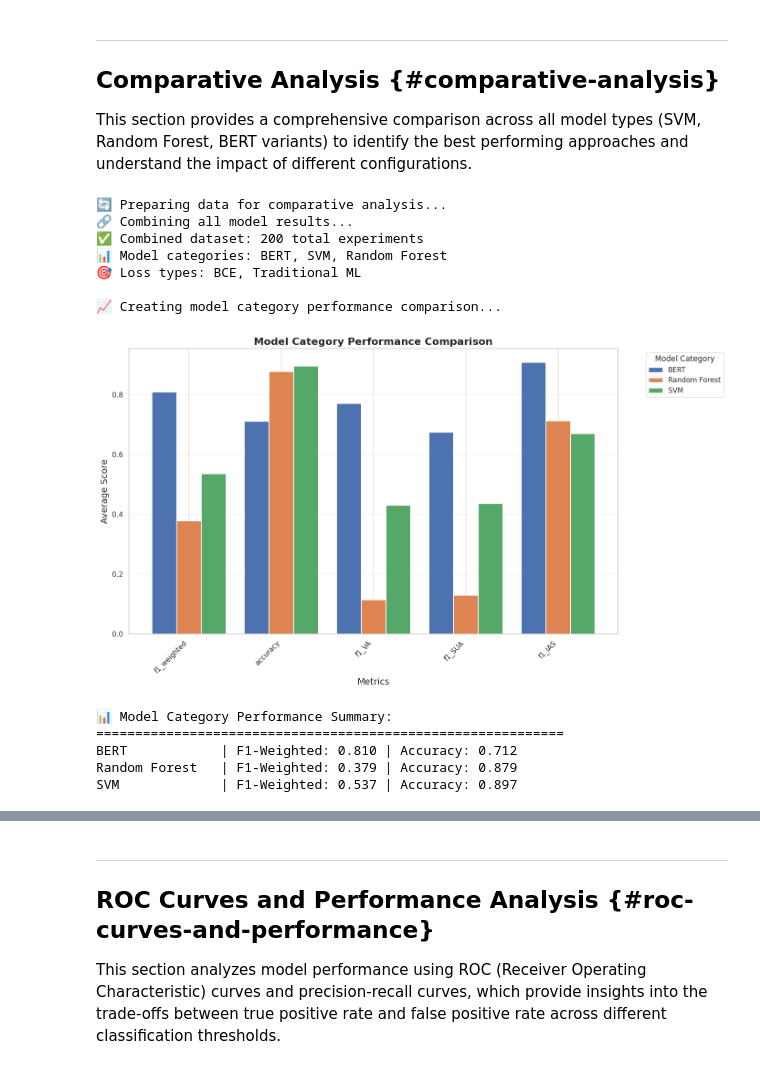
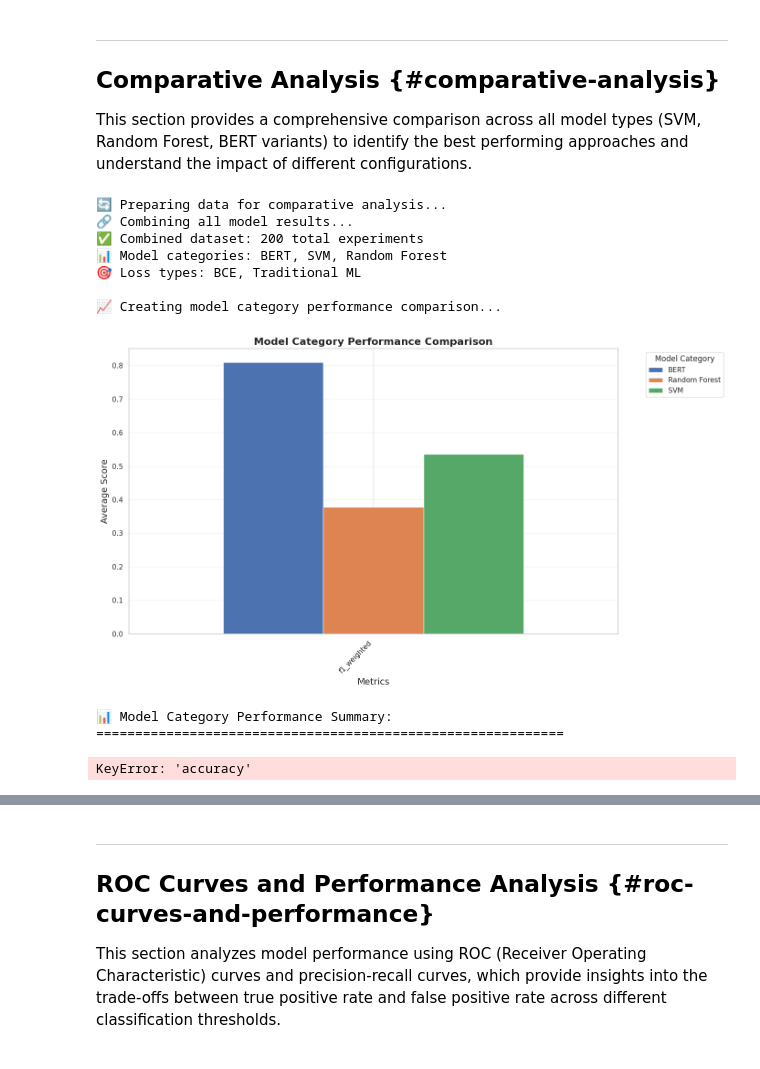
Before and after one commit to CTGN/IPBES-Classifier, a Jupyter notebook: notebooks/results copy.ipynb, the cells around one changed output, grey strips where cells are left out. Drawn from its saved outputs; the diff is of its cells as text; code cells hidden in the pictures.

```diff
--- a/notebooks/results copy.ipynb
+++ b/notebooks/results copy.ipynb
@@ -468,7 +468,7 @@ def create_model_comparison_summary():
     print("\n📈 Creating model category performance comparison...")
 
     # Key metrics for comparison
-    key_metrics = ['f1_weighted', 'accuracy', 'f1_VA', 'f1_SUA', 'f1_IAS']
+    key_metrics = ['f1_weighted']
 
     # Calculate mean performance by model category
     category_performance = all_runs.groupby('model_category')[key_metrics].mean()
@@ -476,41 +476,39 @@ def create_model_comparison_summary():
     # Create comparison plot
     fig, ax = plt.subplots(figsize=(14, 8))
     category_performance.T.plot(kind='bar', ax=ax, width=0.8)
-    ax.set_title('Model Category Performance Comparison', fontsize=16, fontweight='bold')
+    ax.set_title('Model Category Performance Comparison')
     ax.set_ylabel('Average Score', fontsize=14)
     ax.set_xlabel('Metrics', fontsize=14)
     ax.legend(title='Model Category', bbox_to_anchor=(1.05, 1), loc='upper left')
     ax.grid(axis='y', alpha=0.3)
     plt.xticks(rotation=45, ha='right')
     plt.tight_layout()
     plt.show()
 
     # Display summary statistics
     print("\n📊 Model Category Performance Summary:")
     print("="*60)
     for category in category_performance.index:
         avg_f1 = category_performance.loc[category, 'f1_weighted']
         avg_acc = category_performance.loc[category, 'accuracy']
         print(f"{category:15} | F1-Weighted: {avg_f1:.3f} | Accuracy: {avg_acc:.3f}")
 
     return category_performance
 
 # Execute comparison
 category_perf = create_model_comparison_summary()
 # %% [output]
 🔄 Preparing data for comparative analysis...
 🔗 Combining all model results...
 ✅ Combined dataset: 200 total experiments
 📊 Model categories: BERT, SVM, Random Forest
 🎯 Loss types: BCE, Traditional ML
 
 📈 Creating model category performance comparison...
-[figure, old version]
+[figure, new version]
 📊 Model Category Performance Summary:
 ============================================================
-BERT            | F1-Weighted: 0.810 | Accuracy: 0.712
-Random Forest   | F1-Weighted: 0.379 | Accuracy: 0.879
-SVM             | F1-Weighted: 0.537 | Accuracy: 0.897
+KeyError: 'accuracy'
 # %%
 from ipywidgets import interact, Dropdown, RadioButtons
 import warnings
```
Also changed, not shown: parts of 5 cells of this notebook.
